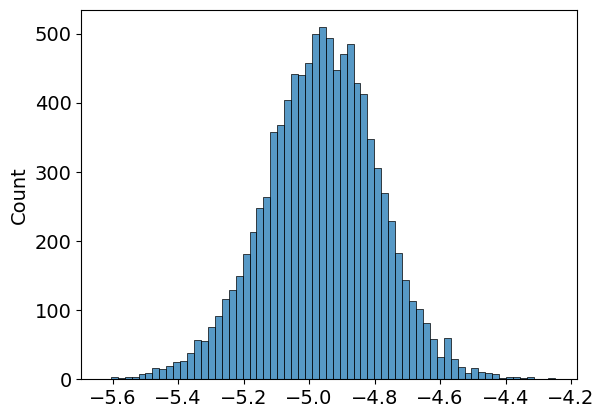
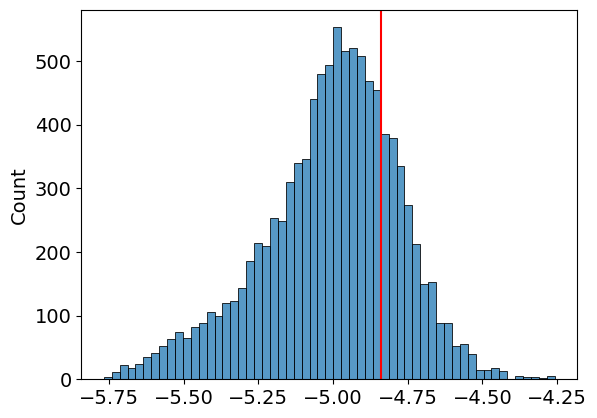
Code edit (unified diff) that turned the first committed figure into the second:
--- before
+++ after
@@ -1 +1,2 @@
 histplot(op.samples[:,1])
+plt.axvline(th[1], color='red')

Commit: add Gordo simulator to scripts + bug fixes